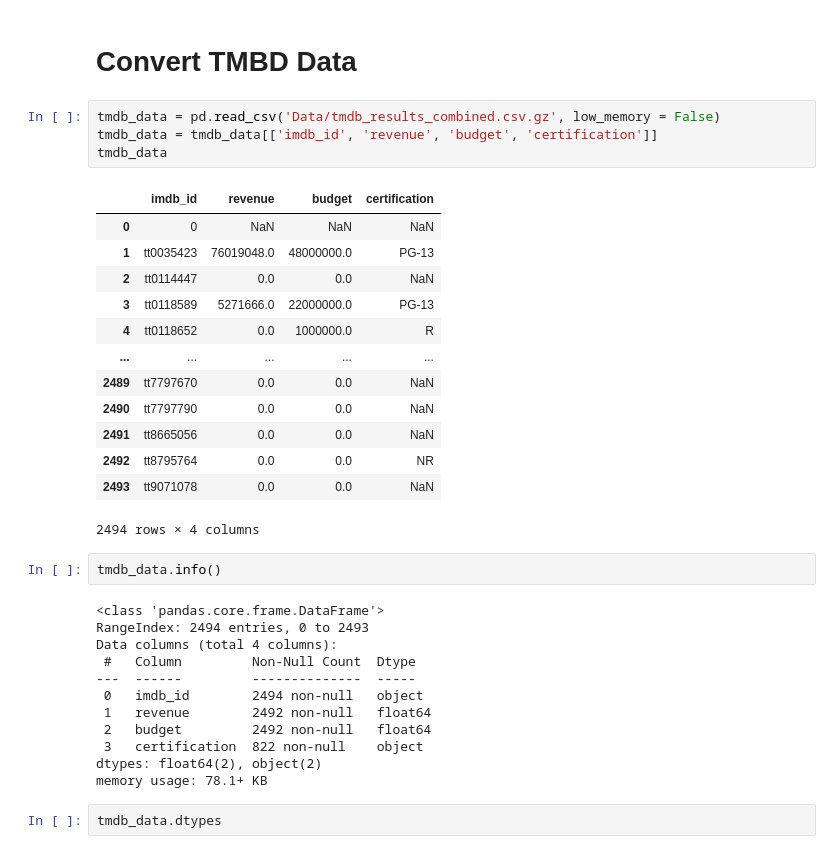
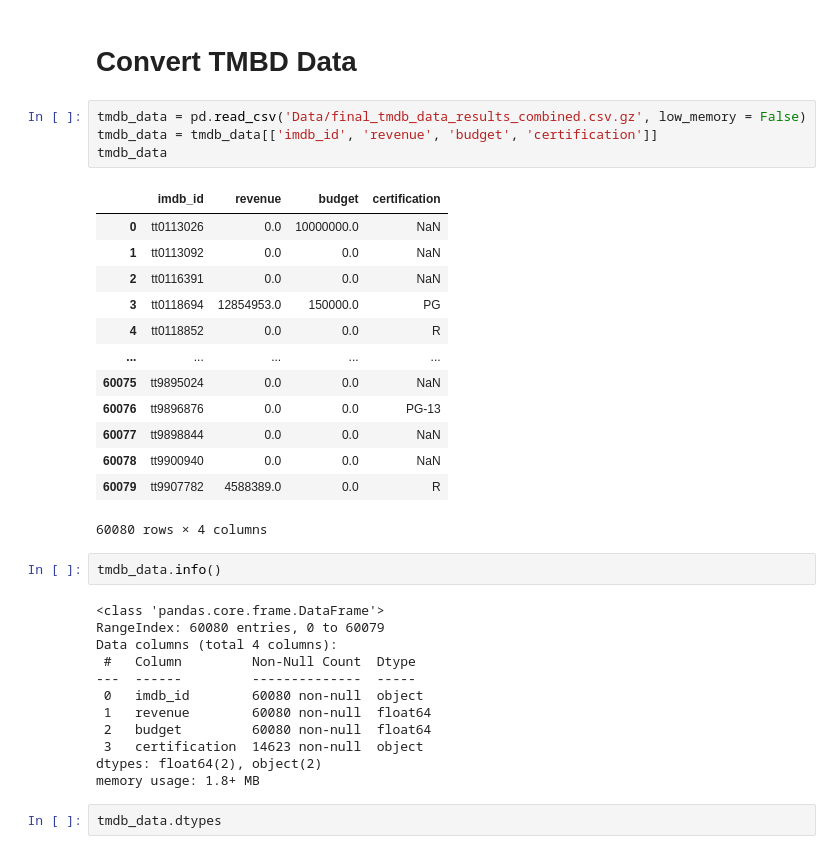
Before and after one commit to npipal/Making-A-Successful-Movie, a Jupyter notebook: My SQL Movie Database ETL.ipynb, the cells around one changed output. Drawn from its saved outputs; the diff is of its cells as text.

```diff
--- a/My SQL Movie Database ETL.ipynb
+++ b/My SQL Movie Database ETL.ipynb
@@ -315,37 +315,37 @@ pd.read_sql(q, engine)
 # %% [markdown]
 # Convert TMBD Data
 # %%
-tmdb_data = pd.read_csv('Data/tmdb_results_combined.csv.gz', low_memory = False)
+tmdb_data = pd.read_csv('Data/final_tmdb_data_results_combined.csv.gz', low_memory = False)
 tmdb_data = tmdb_data[['imdb_id', 'revenue', 'budget', 'certification']]
 tmdb_data
 # %% [output]
 |  | imdb_id | revenue | budget | certification |
-| 0 | 0 | NaN | NaN | NaN |
-| 1 | tt0035423 | 76019048.0 | 48000000.0 | PG-13 |
-| 2 | tt0114447 | 0.0 | 0.0 | NaN |
-| 3 | tt0118589 | 5271666.0 | 22000000.0 | PG-13 |
-| 4 | tt0118652 | 0.0 | 1000000.0 | R |
+| 0 | tt0113026 | 0.0 | 10000000.0 | NaN |
+| 1 | tt0113092 | 0.0 | 0.0 | NaN |
+| 2 | tt0116391 | 0.0 | 0.0 | NaN |
+| 3 | tt0118694 | 12854953.0 | 150000.0 | PG |
+| 4 | tt0118852 | 0.0 | 0.0 | R |
 | ... | ... | ... | ... | ... |
-| 2489 | tt7797670 | 0.0 | 0.0 | NaN |
-| 2490 | tt7797790 | 0.0 | 0.0 | NaN |
-| 2491 | tt8665056 | 0.0 | 0.0 | NaN |
-| 2492 | tt8795764 | 0.0 | 0.0 | NR |
-| 2493 | tt9071078 | 0.0 | 0.0 | NaN |
+| 60075 | tt9895024 | 0.0 | 0.0 | NaN |
+| 60076 | tt9896876 | 0.0 | 0.0 | PG-13 |
+| 60077 | tt9898844 | 0.0 | 0.0 | NaN |
+| 60078 | tt9900940 | 0.0 | 0.0 | NaN |
+| 60079 | tt9907782 | 4588389.0 | 0.0 | R |
-2494 rows × 4 columns
+60080 rows × 4 columns
 # %%
 tmdb_data.info()
 # %% [output]
 <class 'pandas.core.frame.DataFrame'>
-RangeIndex: 2494 entries, 0 to 2493
+RangeIndex: 60080 entries, 0 to 60079
 Data columns (total 4 columns):
  #   Column         Non-Null Count  Dtype
 ---  ------         --------------  -----
- 0   imdb_id        2494 non-null   object
- 1   revenue        2492 non-null   float64
- 2   budget         2492 non-null   float64
- 3   certification  822 non-null    object
+ 0   imdb_id        60080 non-null  object
+ 1   revenue        60080 non-null  float64
+ 2   budget         60080 non-null  float64
+ 3   certification  14623 non-null  object
 dtypes: float64(2), object(2)
-memory usage: 78.1+ KB
+memory usage: 1.8+ MB
 # %%
 tmdb_data.dtypes
 # %% [output]
```
Also changed, not shown: parts of 2 cells of this notebook, 23 other files.
